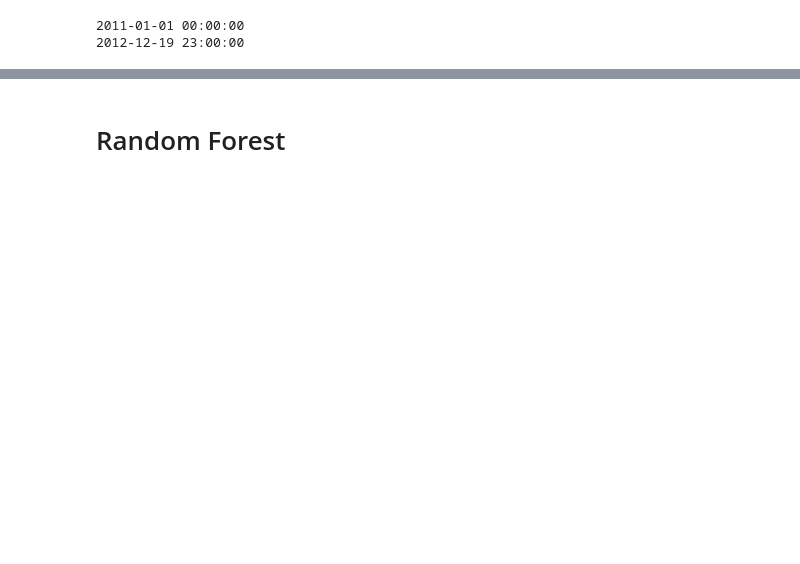
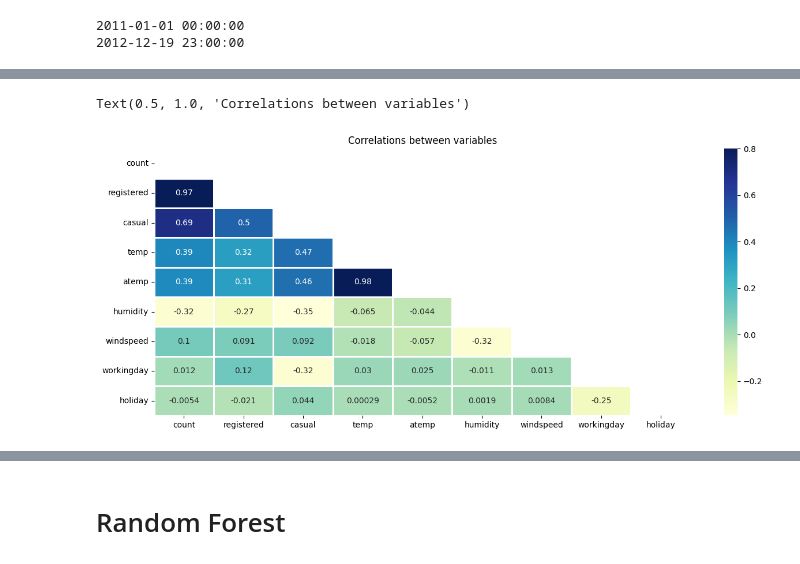
Before and after one commit to leonardotonelli/BikeSharing, a Jupyter notebook: bike-sharing-v1.ipynb, the cells around one changed output, grey strips where cells are left out. Cells and saved outputs as stored; diff of their text form; code cells hidden in the pictures; blank space fills up the shorter version.

```diff
--- a/bike-sharing-v1.ipynb
+++ b/bike-sharing-v1.ipynb
@@ -64,0 +208,11 @@ print(max(datetime))
+# %%
+temp = df[['count', 'registered', 'casual', 'temp', 'atemp', 'humidity', 'windspeed', 'workingday', 'holiday']]
+corr = temp.corr()
+mask = np.zeros_like(corr)
+mask[np.triu_indices_from(mask)] = True
+fig, ax = plt.subplots(figsize=(15, 6))
+sns.heatmap(corr, mask=mask, vmax=.8, square=False, annot=True, ax=ax, linewidths=1, cmap='YlGnBu')
+plt.title("Correlations between variables")
+# %% [output]
+Text(0.5, 1.0, 'Correlations between variables')
+[figure, added]
```
Also changed, not shown: parts of 19 cells of this notebook.
